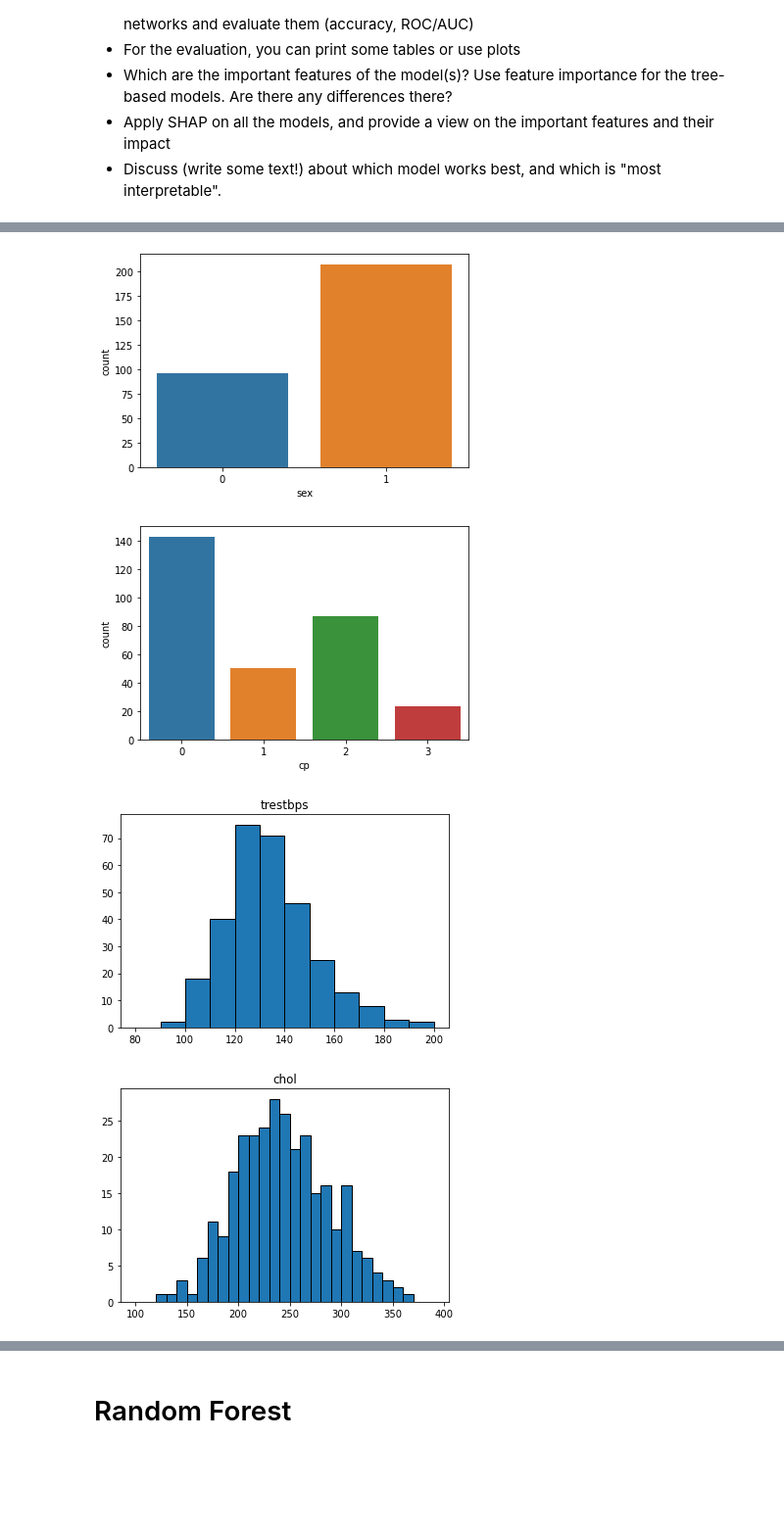
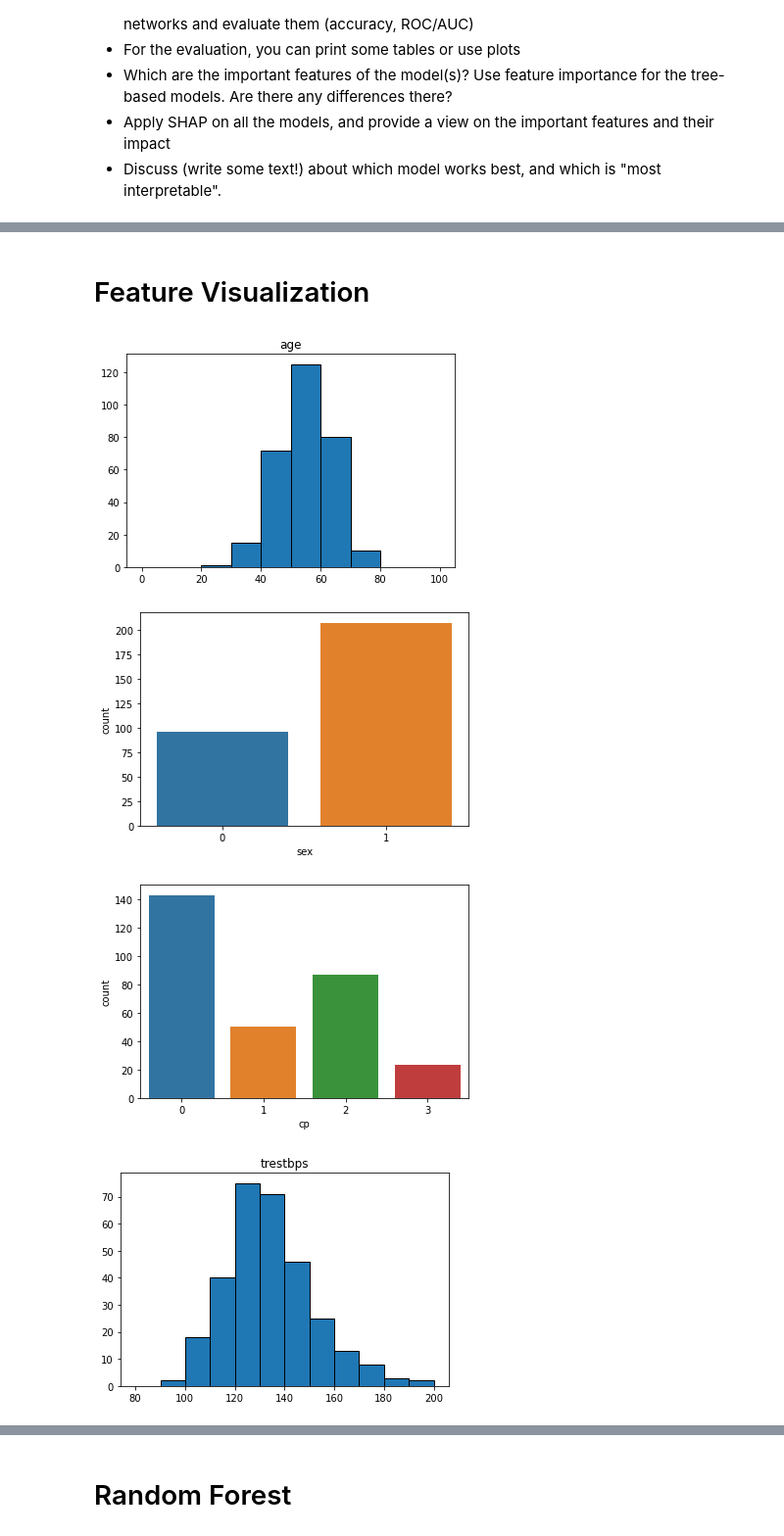
Before and after one commit to mhuendorf/KBS, a Jupyter notebook: exercises/practical/Assignment_3/KBS-Assignment3.ipynb, the cells around one changed output, grey strips where cells are left out. Shown at 98% size. Drawn from its saved outputs; the diff is of its cells as text; code cells hidden in the pictures; blank space fills up the shorter version.

```diff
--- a/exercises/practical/Assignment_3/KBS-Assignment3.ipynb
+++ b/exercises/practical/Assignment_3/KBS-Assignment3.ipynb
@@ -92,10 +57,12 @@ heartData.head(10)
+# %% [markdown]
+# Feature Visualization
 # %%
 #Feature Visualization
 #plt.show(sns.countplot(x = heartData['age']))
-#hist, edges = np.histogram(heartData['age'], bins=np.arange(0,101,10))
-#plt.bar(edges[:-1], hist, align="edge", ec="k", width=np.diff(edges))
-#plt.title('age')
-#plt.show()
+hist, edges = np.histogram(heartData['age'], bins=np.arange(0,101,10))
+plt.bar(edges[:-1], hist, align="edge", ec="k", width=np.diff(edges))
+plt.title('age')
+plt.show()
 
 plt.show(sns.countplot(x = heartData['sex']))
 plt.show(sns.countplot(x = heartData['cp']))
@@ -104,34 +71,34 @@ hist, edges = np.histogram(heartData['trestbps'], bins=np.arange(80,201,10))
 plt.bar(edges[:-1], hist, align="edge", ec="k", width=np.diff(edges))
 plt.title('trestbps')
 plt.show()
 
 #plt.show(sns.countplot(x = heartData['chol']))
 hist, edges = np.histogram(heartData['chol'], bins=np.arange(100,400,10))
 plt.bar(edges[:-1], hist, align="edge", ec="k", width=np.diff(edges))
 plt.title('chol')
 plt.show()
 
 plt.show(sns.countplot(x = heartData['fbs']))
 plt.show(sns.countplot(x = heartData['restecg']))
 #plt.show(sns.countplot(x = heartData['thalach']))
 hist, edges = np.histogram(heartData['thalach'], bins=np.arange(50,240,10))
 plt.bar(edges[:-1], hist, align="edge", ec="k", width=np.diff(edges))
 plt.title('thalach')
 plt.show()
 
 plt.show(sns.countplot(x = heartData['exang']))
 #plt.show(sns.countplot(x = heartData['oldpeak']))
 hist, edges = np.histogram(heartData['oldpeak'], bins=np.arange(0,8,0.5))
 plt.bar(edges[:-1], hist, align="edge", ec="k", width=np.diff(edges))
 plt.title('oldpeak')
 plt.show()
 
 plt.show(sns.countplot(x = heartData['slope']))
 plt.show(sns.countplot(x = heartData['ca']))
 plt.show(sns.countplot(x = heartData['thal']))
 plt.show(sns.countplot(x = heartData['target']))
 # %% [output]
-[figure, old version]
+[figure, new version]
-[figure, old version]
+[figure, new version]
-[figure, old version]
+[figure, new version]
-[figure, old version]
+[figure, new version]
```
Also changed, not shown: parts of 29 cells of this notebook.
